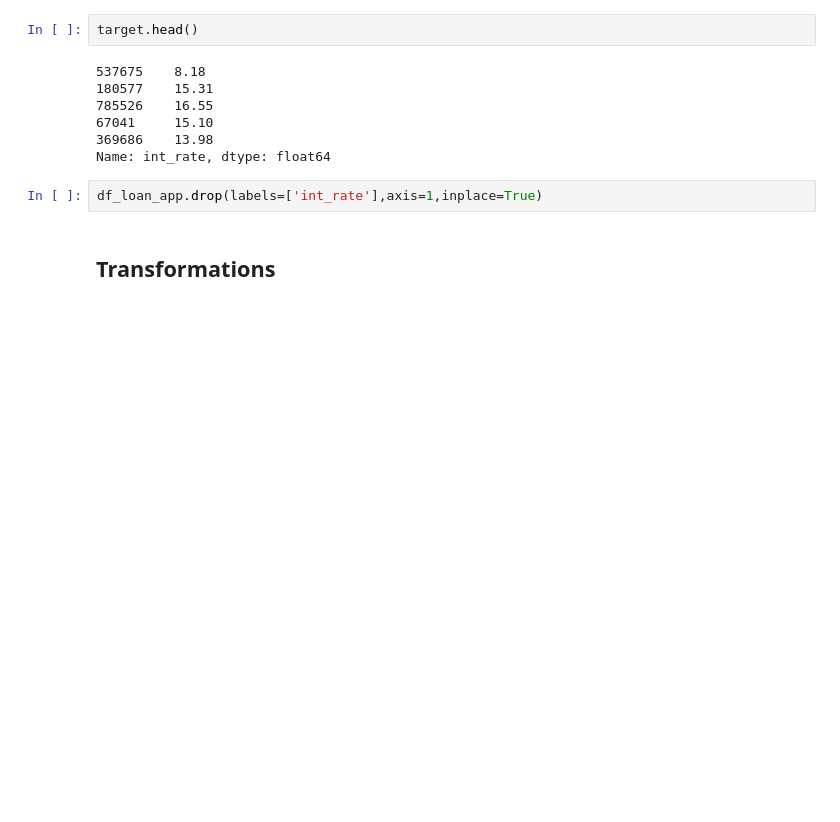
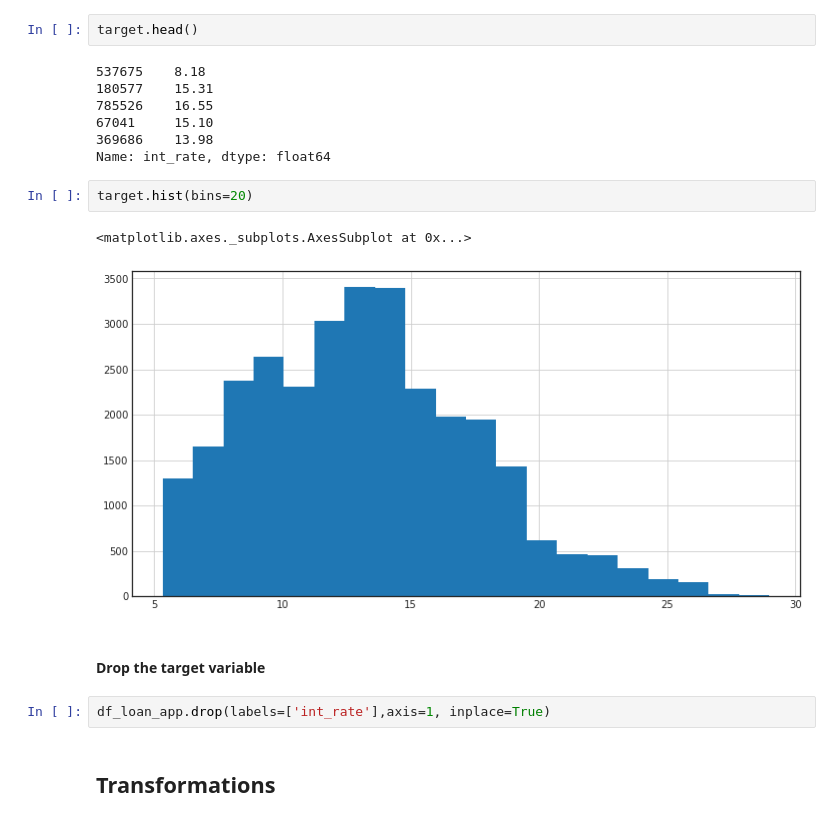
Before and after one commit to vijayshankarv/kaggle, a Jupyter notebook: lending-club/Lending-club-exploration.ipynb, the cells around one changed output. Saved outputs shown, nothing was run; the diff lists cells and outputs as text; blank space fills up the shorter version.

```diff
--- a/lending-club/Lending-club-exploration.ipynb
+++ b/lending-club/Lending-club-exploration.ipynb
@@ -995,8 +1060,15 @@ target.head()
 67041     15.10
 369686    13.98
 Name: int_rate, dtype: float64
+# %%
+target.hist(bins=20)
+# %% [output]
+<matplotlib.axes._subplots.AxesSubplot at 0x...>
+[figure, added]
+# %% [markdown]
+#### Drop the target variable
 # %%
-df_loan_app.drop(labels=['int_rate'],axis=1,inplace=True)
+df_loan_app.drop(labels=['int_rate'],axis=1, inplace=True)
 # %% [markdown]
 ## Transformations
 # %% [markdown]
```
Also changed, not shown: parts of 71 cells of this notebook.
